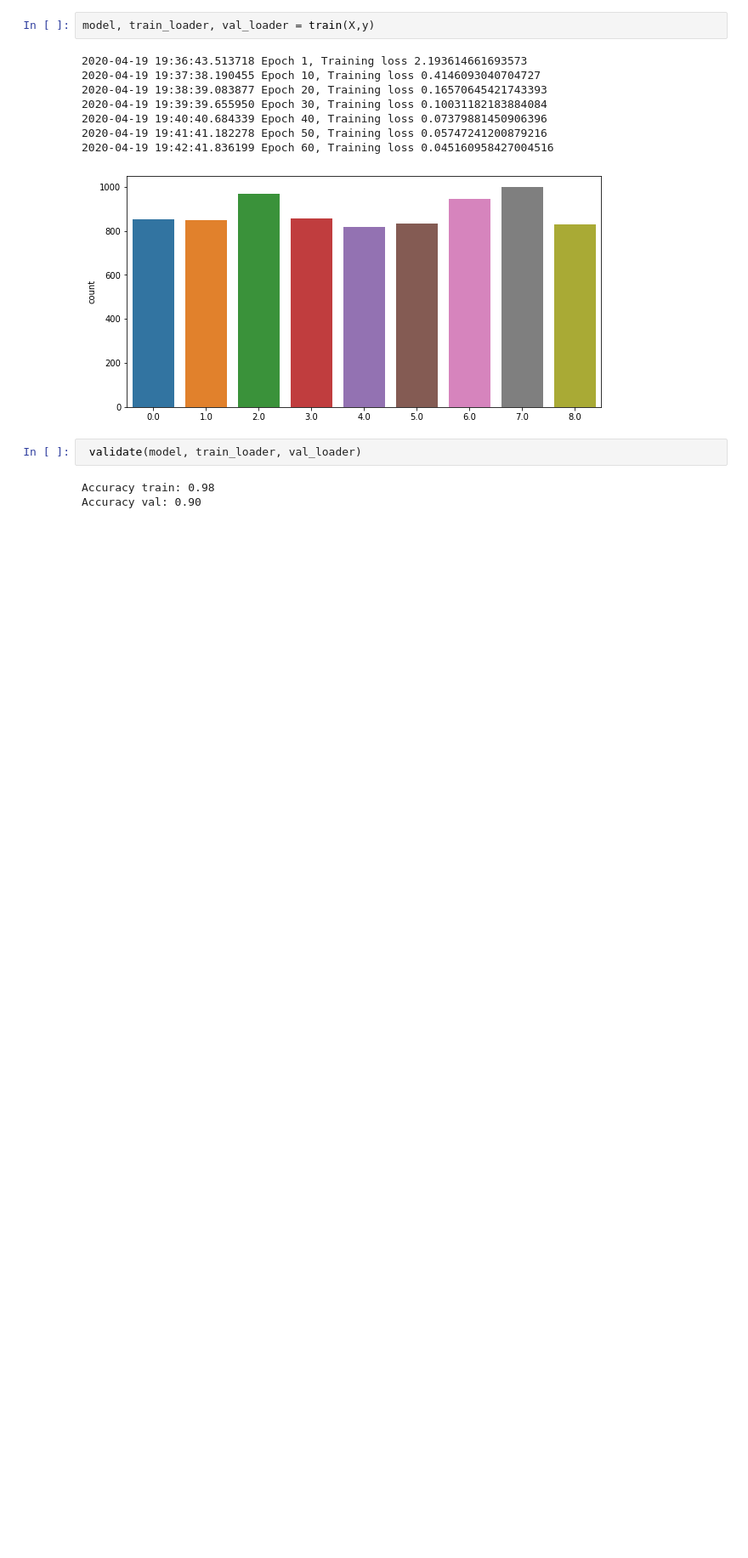
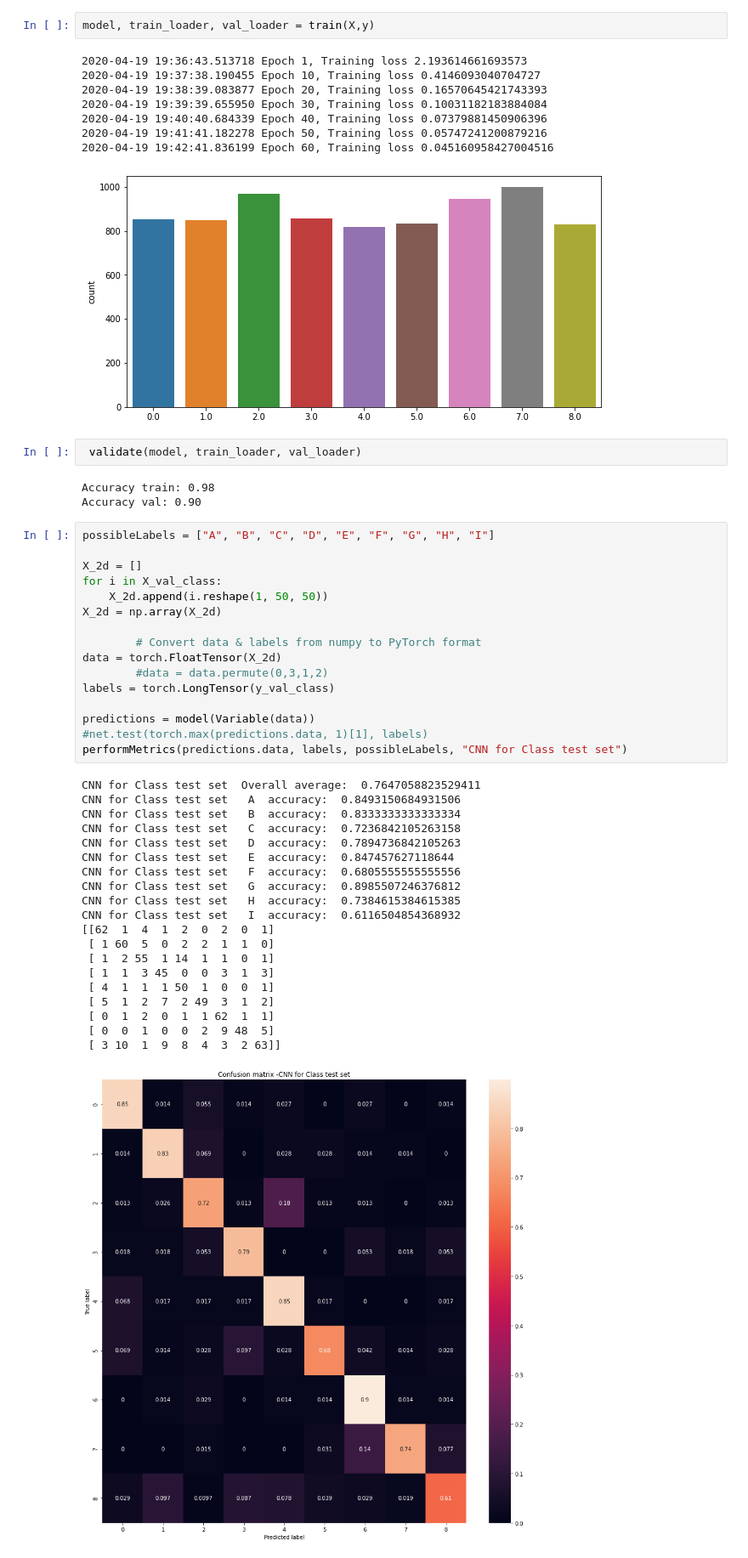
Before and after one commit to MachineLearning-S20/final-project-j-a-r-v-i-s, a Jupyter notebook: train.ipynb, the cells around one changed output. Shown at 85% size. Drawn from its saved outputs; the diff is of its cells as text; blank space fills up the shorter version.

Commit message:
added performance metrics

```diff
--- a/train.ipynb
+++ b/train.ipynb
@@ -531,3 +548,40 @@ model, train_loader, val_loader = train(X,y)
 # %% [output]
 Accuracy train: 0.98
 Accuracy val: 0.90
+# %%
+possibleLabels = ["A", "B", "C", "D", "E", "F", "G", "H", "I"]
+
+X_2d = []
+for i in X_val_class:
+    X_2d.append(i.reshape(1, 50, 50))
+X_2d = np.array(X_2d)
+
+        # Convert data & labels from numpy to PyTorch format
+data = torch.FloatTensor(X_2d)
+        #data = data.permute(0,3,1,2)
+labels = torch.LongTensor(y_val_class)
+
+predictions = model(Variable(data))
+#net.test(torch.max(predictions.data, 1)[1], labels)
+performMetrics(predictions.data, labels, possibleLabels, "CNN for Class test set")
+# %% [output]
+CNN for Class test set  Overall average:  0.7647058823529411
+CNN for Class test set   A  accuracy:  0.8493150684931506
+CNN for Class test set   B  accuracy:  0.8333333333333334
+CNN for Class test set   C  accuracy:  0.7236842105263158
+CNN for Class test set   D  accuracy:  0.7894736842105263
+CNN for Class test set   E  accuracy:  0.847457627118644
+CNN for Class test set   F  accuracy:  0.6805555555555556
+CNN for Class test set   G  accuracy:  0.8985507246376812
+CNN for Class test set   H  accuracy:  0.7384615384615385
+CNN for Class test set   I  accuracy:  0.6116504854368932
+[[62  1  4  1  2  0  2  0  1]
+ [ 1 60  5  0  2  2  1  1  0]
+ [ 1  2 55  1 14  1  1  0  1]
+ [ 1  1  3 45  0  0  3  1  3]
+ [ 4  1  1  1 50  1  0  0  1]
+ [ 5  1  2  7  2 49  3  1  2]
+ [ 0  1  2  0  1  1 62  1  1]
+ [ 0  0  1  0  0  2  9 48  5]
+ [ 3 10  1  9  8  4  3  2 63]]
+[figure, added]
```
Also changed, not shown: parts of 5 cells of this notebook.
